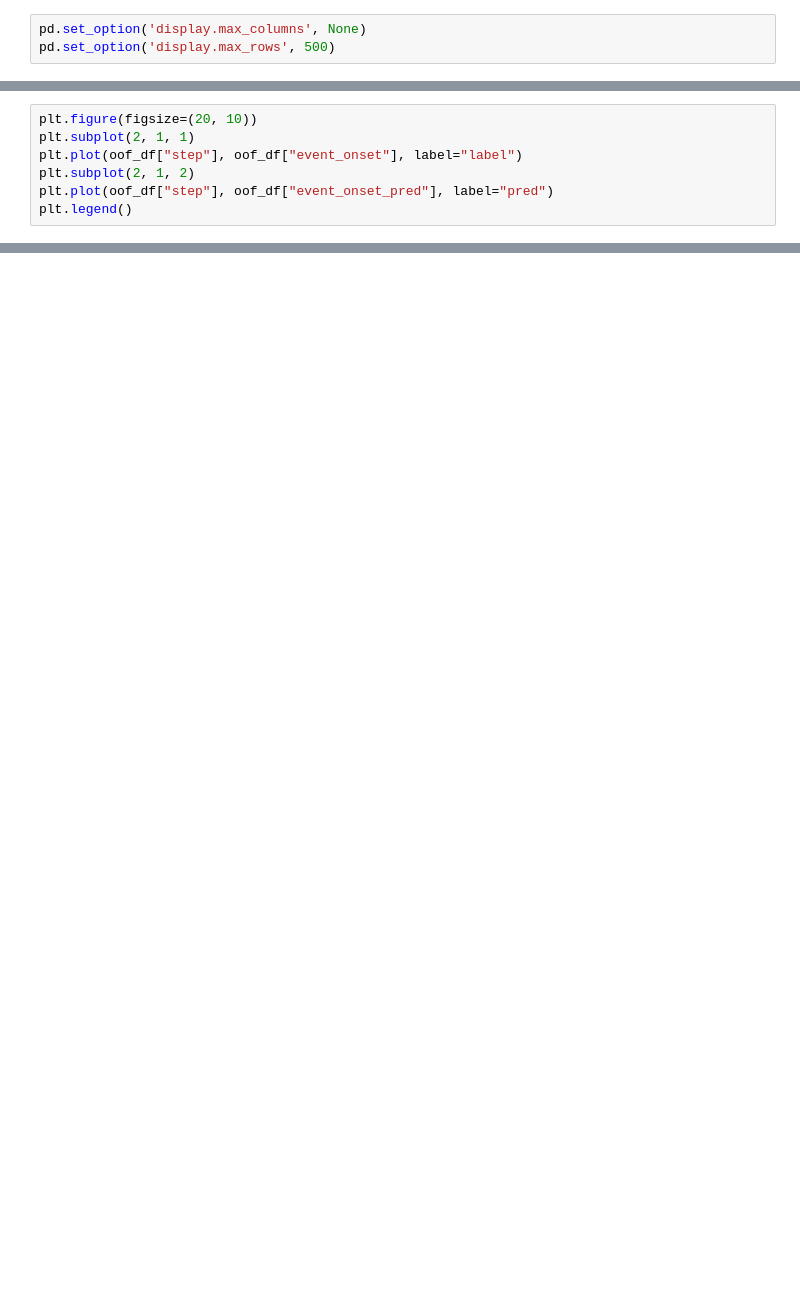
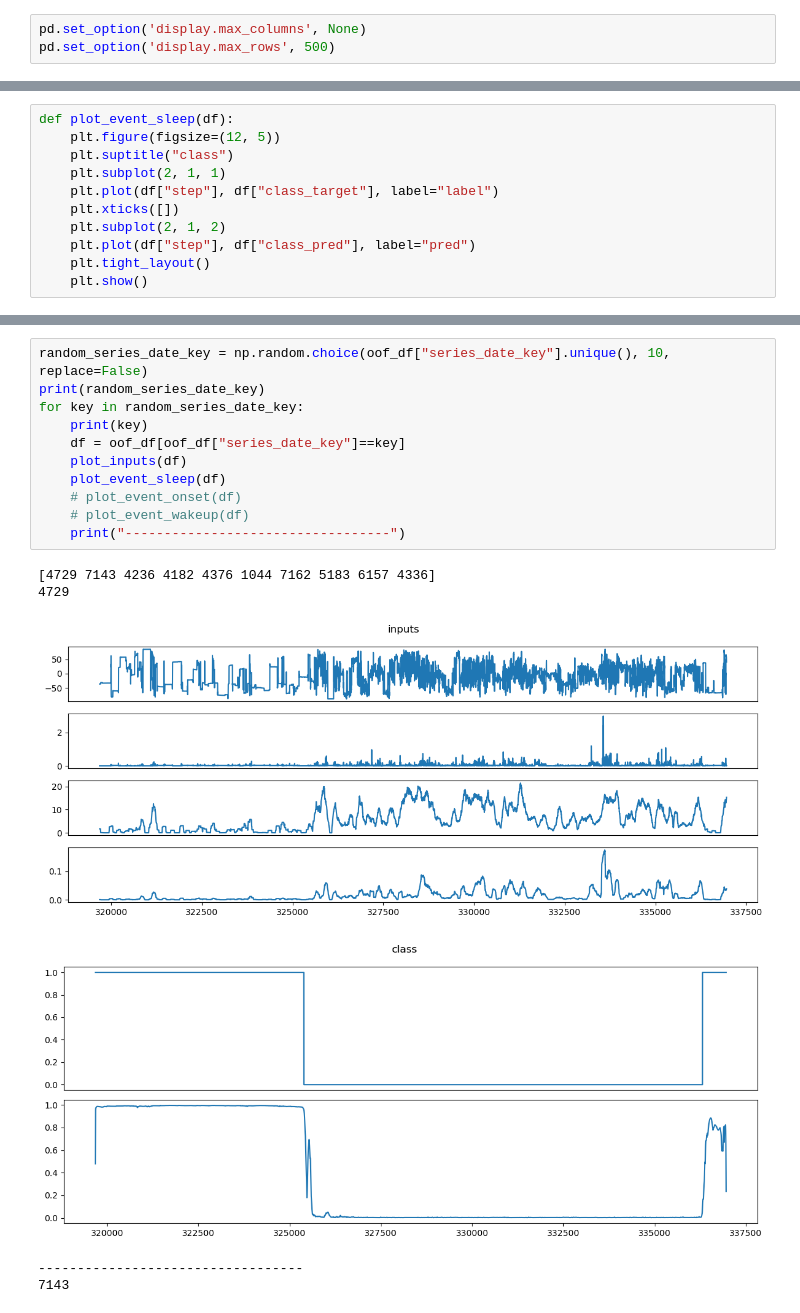
Before and after one commit to stgkrt/kaggle-dss, a Jupyter notebook: notebook/check_oof.ipynb, the cells around one changed output, grey strips where cells are left out. Cells and saved outputs as stored; diff of their text form; blank space fills up the shorter version.

```diff
--- a/notebook/check_oof.ipynb
+++ b/notebook/check_oof.ipynb
@@ -40,7 +132,11 @@ print(len(oof_df))
 # %%
-plt.figure(figsize=(20, 10))
-plt.subplot(2, 1, 1)
-plt.plot(oof_df["step"], oof_df["event_onset"], label="label")
-plt.subplot(2, 1, 2)
-plt.plot(oof_df["step"], oof_df["event_onset_pred"], label="pred")
-plt.legend()
+def plot_event_sleep(df):
+    plt.figure(figsize=(12, 5))
+    plt.suptitle("class")
+    plt.subplot(2, 1, 1)
+    plt.plot(df["step"], df["class_target"], label="label")
+    plt.xticks([])
+    plt.subplot(2, 1, 2)
+    plt.plot(df["step"], df["class_pred"], label="pred")
+    plt.tight_layout()
+    plt.show()
@@ -86,0 +149,18 @@ stepがうまくい切れずデータが重なってしまっている。
+# %%
+random_series_date_key = np.random.choice(oof_df["series_date_key"].unique(), 10, replace=False)
+print(random_series_date_key)
+for key in random_series_date_key:
+    print(key)
+    df = oof_df[oof_df["series_date_key"]==key]
+    plot_inputs(df)
+    plot_event_sleep(df)
+    # plot_event_onset(df)
+    # plot_event_wakeup(df)
+    print("----------------------------------")
+# %% [output]
+[4729 7143 4236 4182 4376 1044 7162 5183 6157 4336]
+4729
+[figure, added]
+[figure, added]
+----------------------------------
+7143
```
Also changed, not shown: parts of 28 cells of this notebook, 7 other files.
